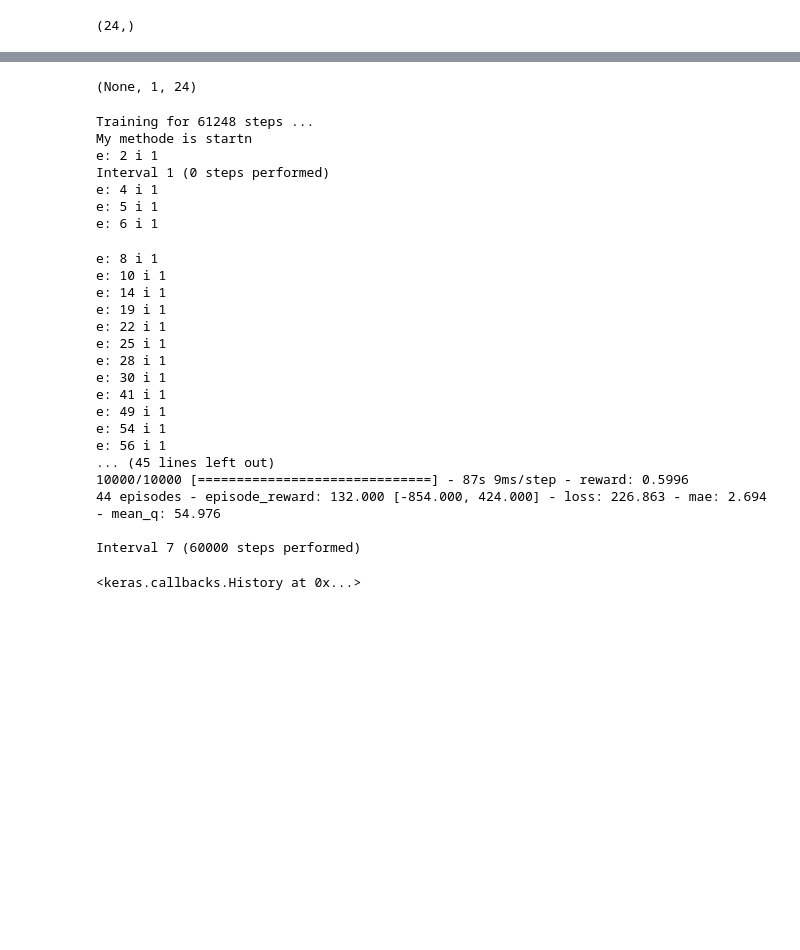
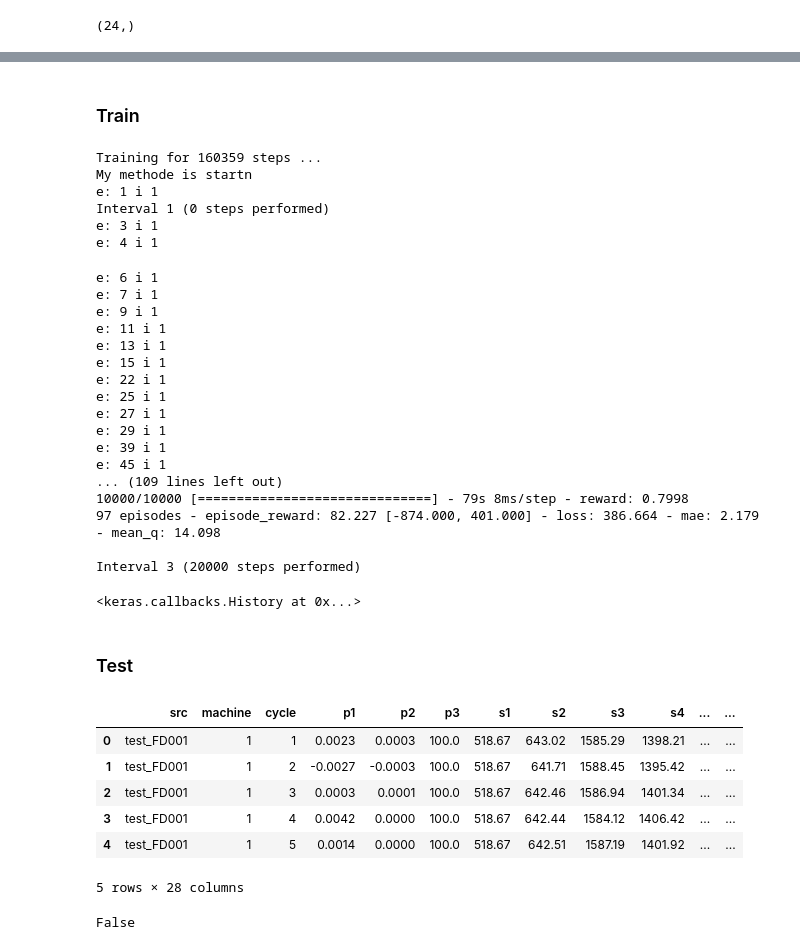
Before and after one commit to olestole/Turbine-RUL-RL, a Jupyter notebook: turbine-rul-rl.ipynb, the cells around one changed output, grey strips where cells are left out. Cells and saved outputs as stored; diff of their text form; code cells hidden in the pictures; blank space fills up the shorter version.

```diff
--- a/turbine-rul-rl.ipynb
+++ b/turbine-rul-rl.ipynb
@@ -167,4 +137,2 @@ dqn.compile(Adam(lr=1e-3), metrics=['mae'])
-# %%
-print(model.input_shape)
-# %% [output]
-(None, 1, 24)
+# %% [markdown]
+### Train
@@ -171,28 +142,49 @@ print(model.input_shape)
 # %%
-dqn.fit(env, nb_steps=61248, nb_episodes=680, nb_max_episode_steps=None, visualize=False, verbose=1)
+dqn.fit(env, nb_steps=nb_steps, nb_episodes=nb_episodes, nb_max_episode_steps=None, visualize=False, verbose=1)
 # %% [output]
-Training for 61248 steps ...
+Training for 160359 steps ...
 My methode is startn
-e: 2 i 1
+e: 1 i 1
 Interval 1 (0 steps performed)
+e: 3 i 1
 e: 4 i 1
-e: 5 i 1
-e: 6 i 1
-e: 8 i 1
-e: 10 i 1
-e: 14 i 1
-e: 19 i 1
+e: 6 i 1
+e: 7 i 1
+e: 9 i 1
+e: 11 i 1
+e: 13 i 1
+e: 15 i 1
 e: 22 i 1
 e: 25 i 1
-e: 28 i 1
-e: 30 i 1
-e: 41 i 1
-e: 49 i 1
-e: 54 i 1
-e: 56 i 1
-... (45 lines left out)
-10000/10000 [==============================] - 87s 9ms/step - reward: 0.5996
-44 episodes - episode_reward: 132.000 [-854.000, 424.000] - loss: 226.863 - mae: 2.694 - mean_q: 54.976
+e: 27 i 1
+e: 29 i 1
+e: 39 i 1
+e: 45 i 1
+... (109 lines left out)
+10000/10000 [==============================] - 79s 8ms/step - reward: 0.7998
+97 episodes - episode_reward: 82.227 [-874.000, 401.000] - loss: 386.664 - mae: 2.179 - mean_q: 14.098
 
-Interval 7 (60000 steps performed)
+Interval 3 (20000 steps performed)
 <keras.callbacks.History at 0x...>
+# %% [markdown]
+### Test
+# %%
+data_path = "./data"
+data_test = utils.load_data(data_path, test=True)
+dt_in_test = list(data_test.columns[3:-1])
+data_test.head()
+# %% [output]
+|  | src | machine | cycle | p1 | p2 | p3 | s1 | s2 | s3 | s4 | ... | ... |
+| 0 | test_FD001 | 1 | 1 | 0.0023 | 0.0003 | 100.0 | 518.67 | 643.02 | 1585.29 | 1398.21 | ... | ... |
+| 1 | test_FD001 | 1 | 2 | -0.0027 | -0.0003 | 100.0 | 518.67 | 641.71 | 1588.45 | 1395.42 | ... | ... |
+| 2 | test_FD001 | 1 | 3 | 0.0003 | 0.0001 | 100.0 | 518.67 | 642.46 | 1586.94 | 1401.34 | ... | ... |
+| 3 | test_FD001 | 1 | 4 | 0.0042 | 0.0000 | 100.0 | 518.67 | 642.44 | 1584.12 | 1406.42 | ... | ... |
+| 4 | test_FD001 | 1 | 5 | 0.0014 | 0.0000 | 100.0 | 518.67 | 642.51 | 1587.19 | 1401.92 | ... | ... |
+5 rows × 28 columns
+# %%
+# Check for null-values
+data_test[dt_in_test].isnull().any().any()
+
+# No null values
+# %% [output]
+False
```
Also changed, not shown: parts of 24 cells of this notebook, 3 other files.
